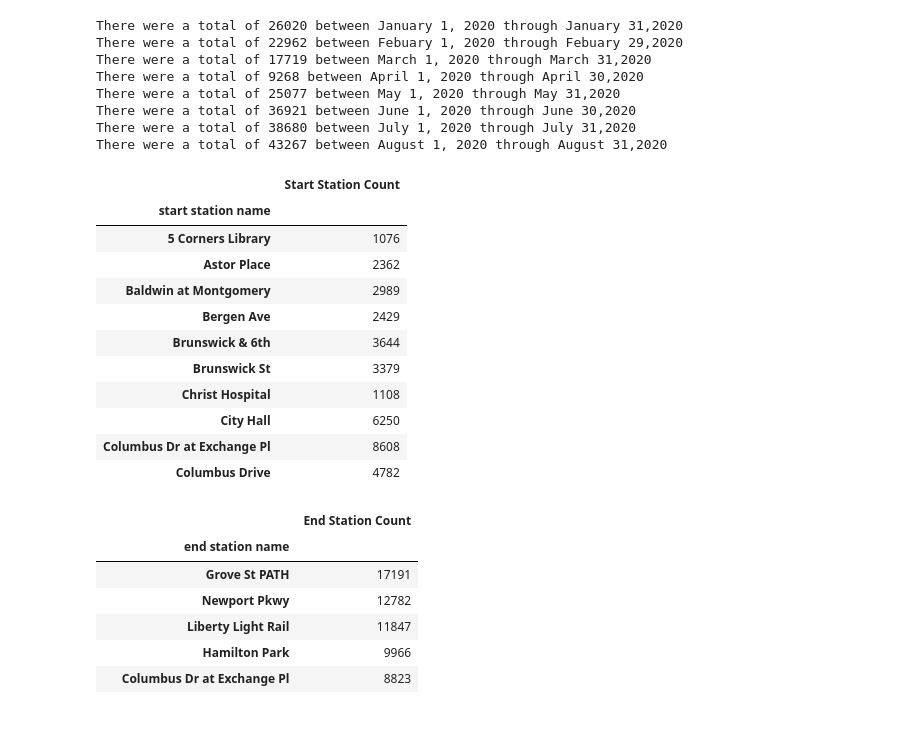
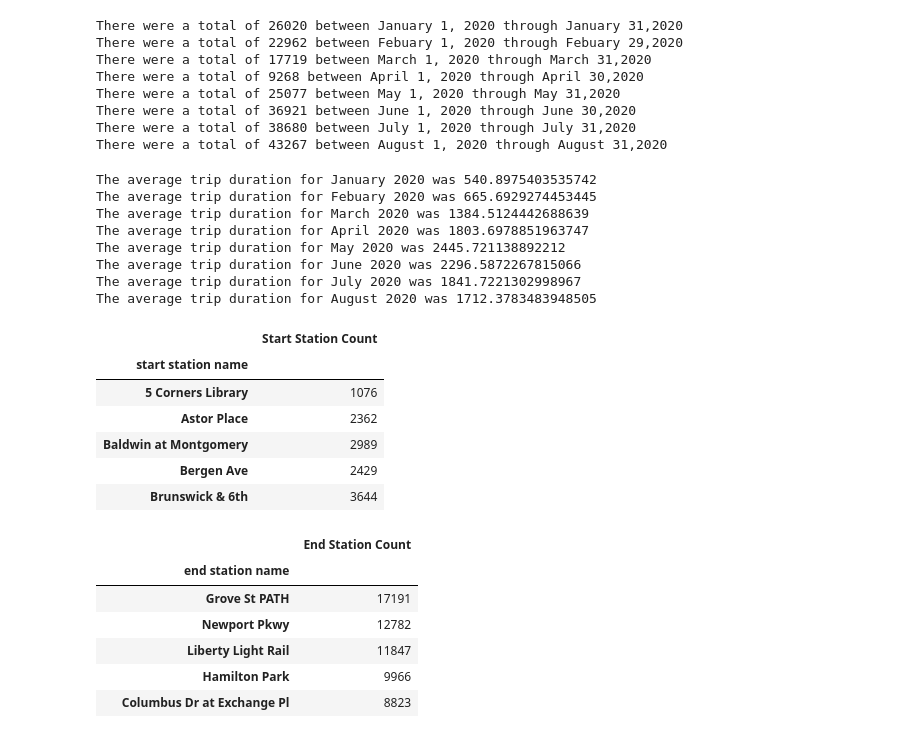
Before and after one commit to tnatoli29/Project_1, a Jupyter notebook: CitiBike/CitiBike 2020 Merge.ipynb, the cells around one changed output. Drawn from its saved outputs; the diff is of its cells as text; code cells hidden in the pictures.

```diff
--- a/CitiBike/CitiBike 2020 Merge.ipynb
+++ b/CitiBike/CitiBike 2020 Merge.ipynb
@@ -137,29 +148,83 @@ There were a total of 25077 between May 1, 2020 through May 31,2020
 There were a total of 36921 between June 1, 2020 through June 30,2020
 There were a total of 38680 between July 1, 2020 through July 31,2020
 There were a total of 43267 between August 1, 2020 through August 31,2020
+# %%
+# average trip duration broken down by month
+jancount2020 = len(jan_2020_df["tripduration"])
+jantripduration2020 = jan_2020_df["tripduration"].sum()
+janaveragetripduration2020 = jantripduration2020/jancount2020
+janaveragetripduration2020
+print(f"The average trip duration for January 2020 was {janaveragetripduration2020}")
+
+febcount2020 = len(feb_2020_df["tripduration"])
+febtripduration2020 = feb_2020_df["tripduration"].sum()
+febaveragetripduration2020 = febtripduration2020/febcount2020
+febaveragetripduration2020
+print(f"The average trip duration for Febuary 2020 was {febaveragetripduration2020}")
+
+marcount2020 = len(mar_2020_df["tripduration"])
+martripduration2020 = mar_2020_df["tripduration"].sum()
+maraveragetripduration2020 = martripduration2020/marcount2020
+maraveragetripduration2020
+
+print(f"The average trip duration for March 2020 was {maraveragetripduration2020}")
+
+aprcount2020 = len(apr_2020_df["tripduration"])
+aprtripduration2020 = apr_2020_df["tripduration"].sum()
+apraveragetripduration2020 = aprtripduration2020/aprcount2020
+apraveragetripduration2020
+print(f"The average trip duration for April 2020 was {apraveragetripduration2020}")
+
+maycount2020 = len(may_2020_df["tripduration"])
+maytripduration2020 = may_2020_df["tripduration"].sum()
+mayaveragetripduration2020 = maytripduration2020/maycount2020
+mayaveragetripduration2020
+print(f"The average trip duration for May 2020 was {mayaveragetripduration2020}")
+
+juncount2020 = len(jun_2020_df["tripduration"])
+juntripduration2020 = jun_2020_df["tripduration"].sum()
+junaveragetripduration2020 = juntripduration2020/juncount2020
+junaveragetripduration2020
+print(f"The average trip duration for June 2020 was {junaveragetripduration2020}")
+
+julcount2020 = len(jul_2020_df["tripduration"])
+jultripduration2020 = jul_2020_df["tripduration"].sum()
+julaveragetripduration2020 = jultripduration2020/julcount2020
+julaveragetripduration2020
+print(f"The average trip duration for July 2020 was {julaveragetripduration2020}")
+
+augcount2020 = len(aug_2020_df["tripduration"])
+augtripduration2020 = aug_2020_df["tripduration"].sum()
+augaveragetripduration2020 = augtripduration2020/augcount2020
+augaveragetripduration2020
+print(f"The average trip duration for August 2020 was {augaveragetripduration2020}")
+# %% [output]
+The average trip duration for January 2020 was 540.8975403535742
+The average trip duration for Febuary 2020 was 665.6929274453445
+The average trip duration for March 2020 was 1384.5124442688639
+The average trip duration for April 2020 was 1803.6978851963747
+The average trip duration for May 2020 was 2445.721138892212
+The average trip duration for June 2020 was 2296.5872267815066
+The average trip duration for July 2020 was 1841.7221302998967
+The average trip duration for August 2020 was 1712.3783483948505
 # %%
 # Groupby start stations
 startstation = combined2020_CitiBike_df8.groupby(["start station name"])
 startstationcount = startstation["start station name"].count()
 #create new DataFrame
 station_df = pd.DataFrame({"Start Station Count": startstationcount})
 station_df
 #Sort the start station count column in descending order
 station_df.sort_values('Start Station Count', ascending=False)
-station_df.head(10)
+station_df.head(5)
 # %% [output]
 |  | Start Station Count |
 | start station name |  |
 | 5 Corners Library | 1076 |
 | Astor Place | 2362 |
 | Baldwin at Montgomery | 2989 |
 | Bergen Ave | 2429 |
 | Brunswick & 6th | 3644 |
-| Brunswick St | 3379 |
-| Christ Hospital | 1108 |
-| City Hall | 6250 |
-| Columbus Dr at Exchange Pl | 8608 |
-| Columbus Drive | 4782 |
 # %%
 # Groupby end stations
 endstation = combined2020_CitiBike_df8.groupby(["end station name"])
```
Also changed, not shown: parts of 5 cells of this notebook.
